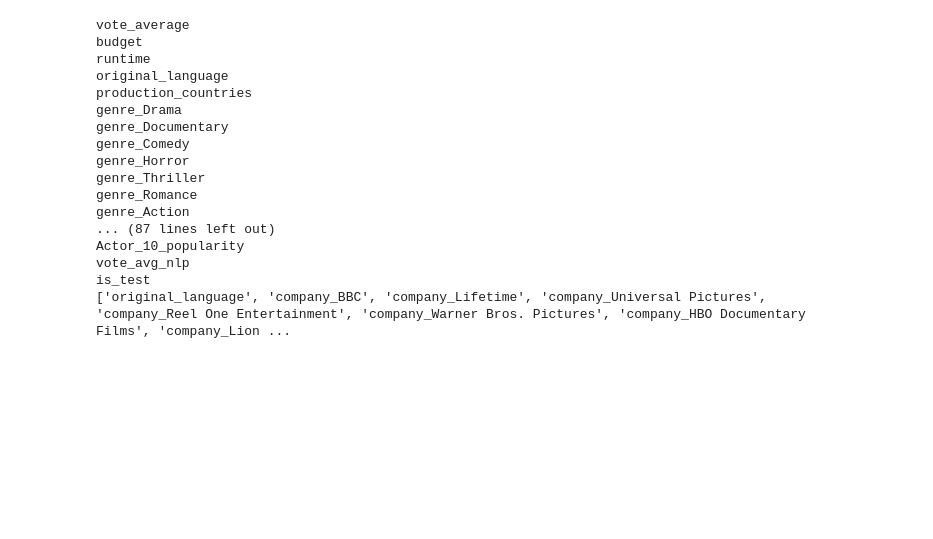
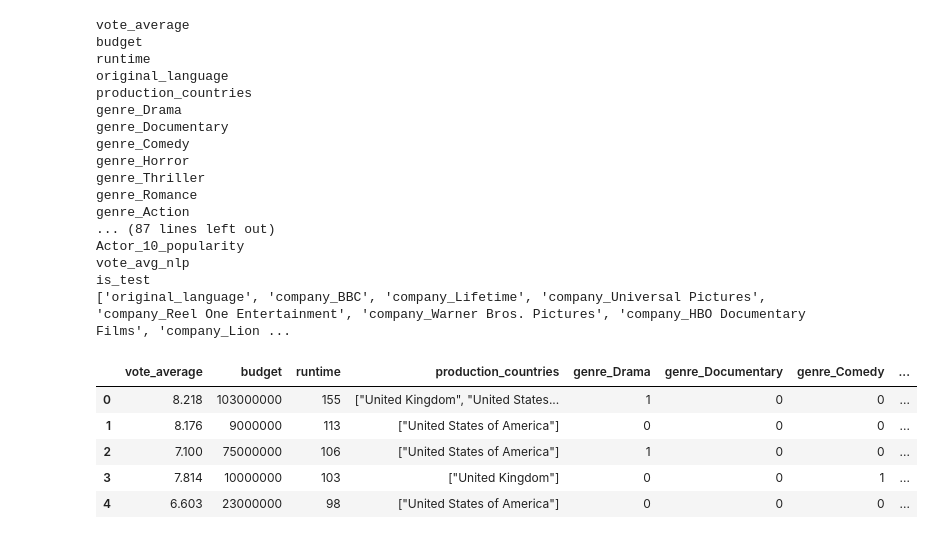
Before and after one commit to ImdadKhan0266/CSML-1010, a Jupyter notebook: Project_Saira.ipynb, the cells around one changed output. Saved outputs shown, nothing was run; the diff lists cells and outputs as text; code cells hidden in the pictures; blank space fills up the shorter version.

```diff
--- a/Project_Saira.ipynb
+++ b/Project_Saira.ipynb
@@ -1086,0 +1085,11 @@ df_pd['production_companies'].value_counts()
+# %%
+df_pd_filt.drop(columns=dominant_columns,inplace=True,axis=1)
+# %%
+df_pd_filt.head()
+# %% [output]
+|  | vote_average | budget | runtime | production_countries | genre_Drama | genre_Documentary | genre_Comedy | ... |
+| 0 | 8.218 | 103000000 | 155 | ["United Kingdom", "United States... | 1 | 0 | 0 | ... |
+| 1 | 8.176 | 9000000 | 113 | ["United States of America"] | 0 | 0 | 0 | ... |
+| 2 | 7.100 | 75000000 | 106 | ["United States of America"] | 1 | 0 | 0 | ... |
+| 3 | 7.814 | 10000000 | 103 | ["United Kingdom"] | 0 | 0 | 1 | ... |
+| 4 | 6.603 | 23000000 | 98 | ["United States of America"] | 0 | 0 | 0 | ... |
```
Also changed, not shown: parts of 8 cells of this notebook.
